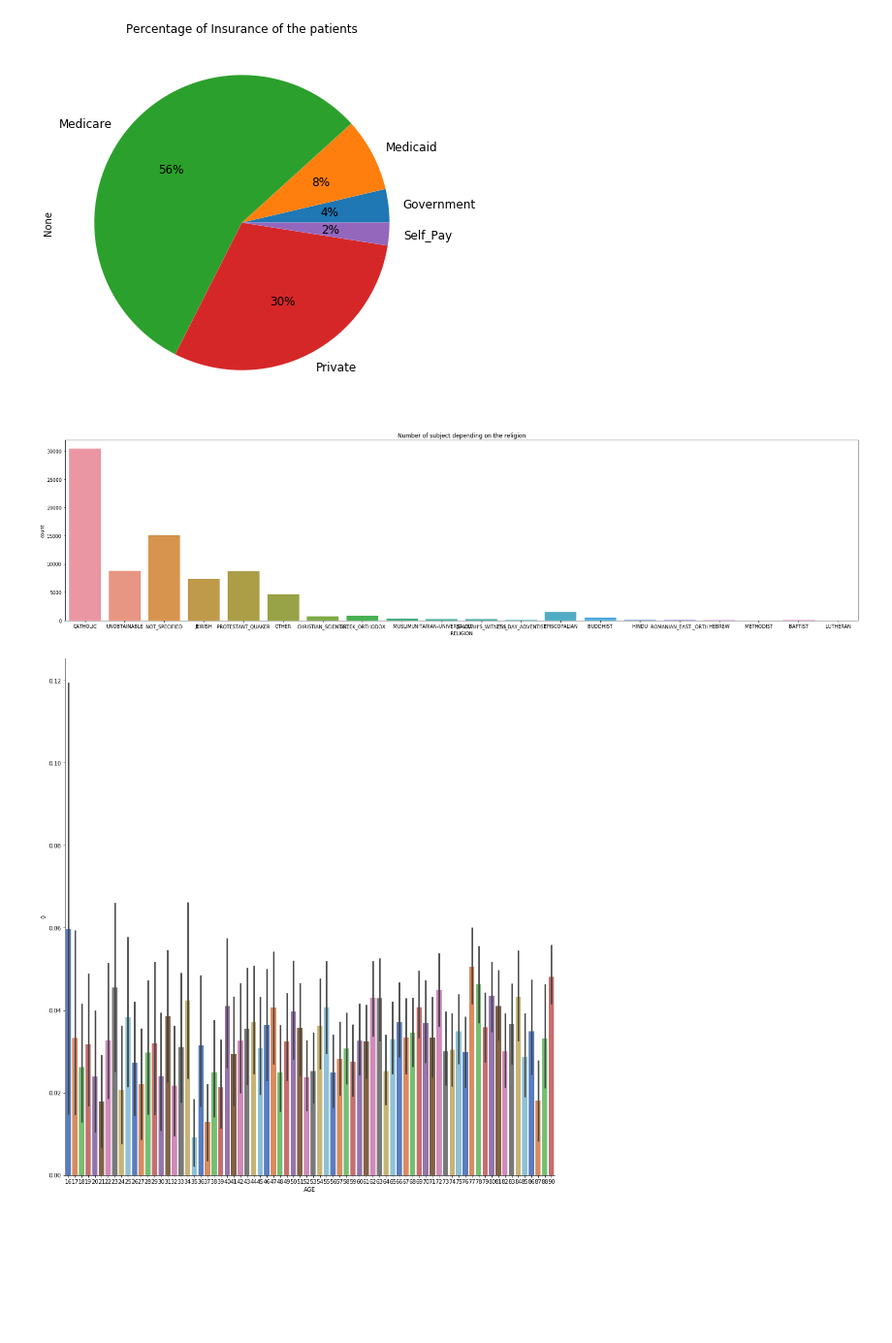
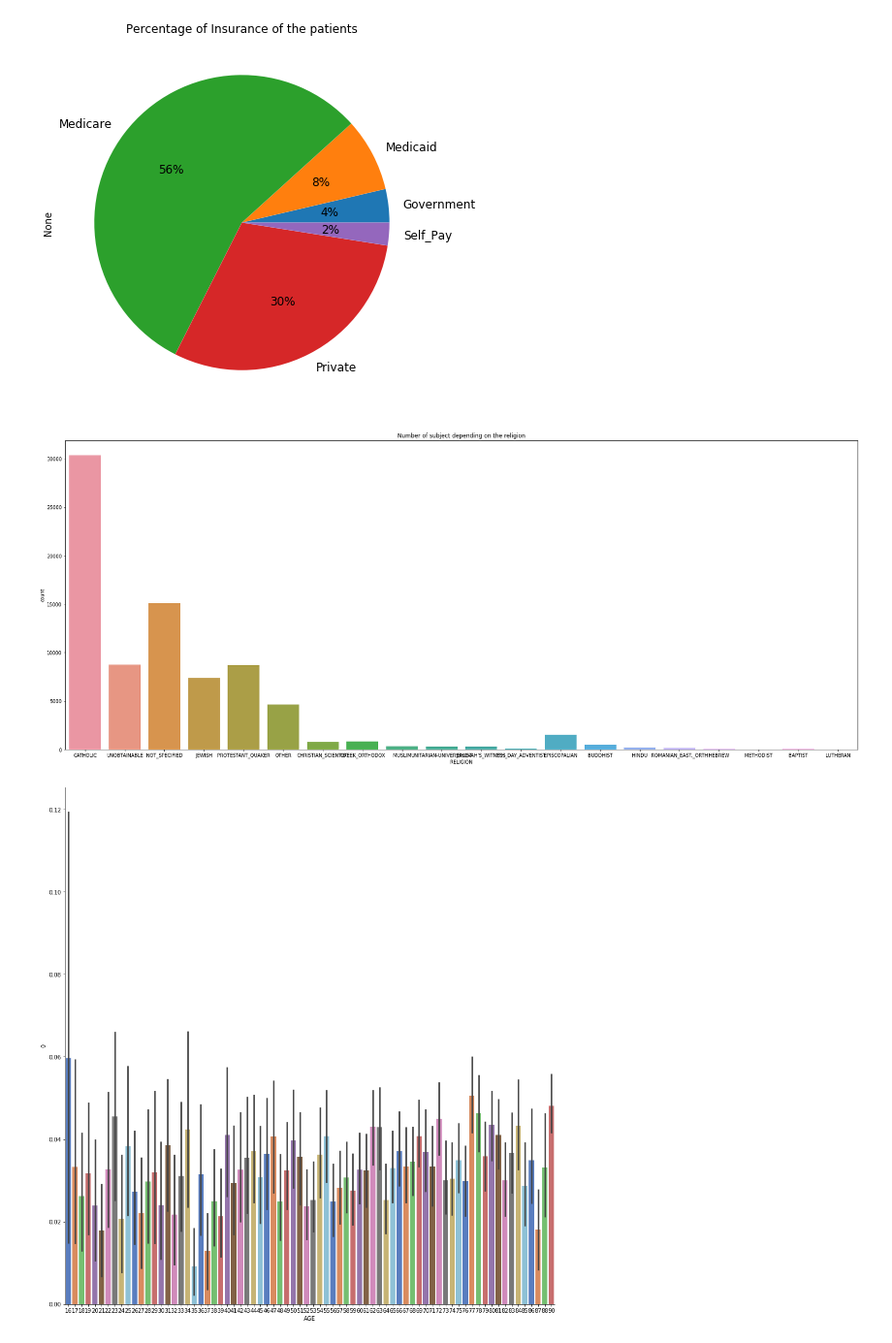
Before and after one commit to lyshuga/DataCamp, a Jupyter notebook: TP3-black.ipynb, the cells around one changed output. Shown at 97% size. Drawn from its saved outputs; the diff is of its cells as text; code cells hidden in the pictures; blank space fills up the shorter version.

```diff
--- a/TP3-black.ipynb
+++ b/TP3-black.ipynb
@@ -744,11 +699,11 @@ plt.show()
 # %% [output]
 [figure]
 # %%
-plt.figure(figsize=(30,7))
+plt.figure(figsize=(30,12))
 
 ax = sns.countplot(x="RELIGION", data=X).set_title("Number of subject depending on the religion")
 # %% [output]
-[figure, old version]
+[figure, new version]
 # %%
 
 ages = X['AGE']
```
Also changed, not shown: parts of 17 cells of this notebook.
